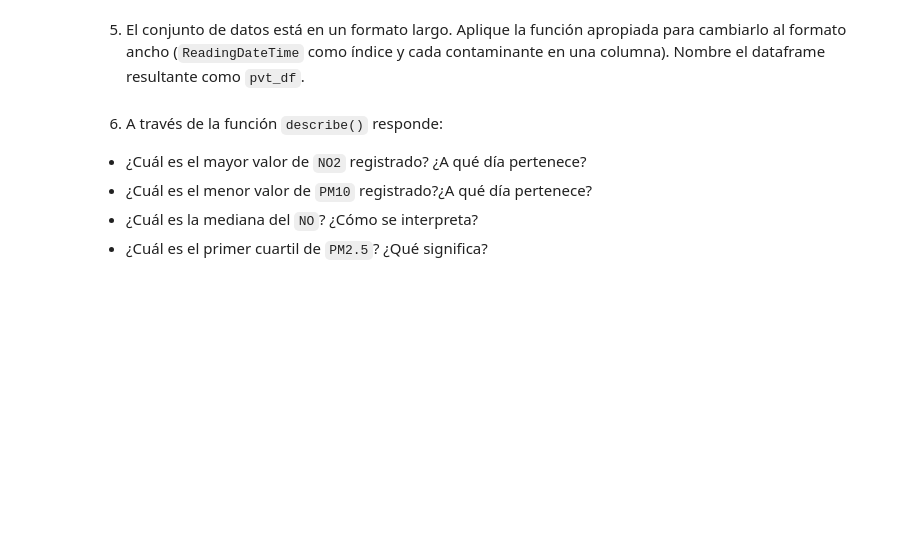
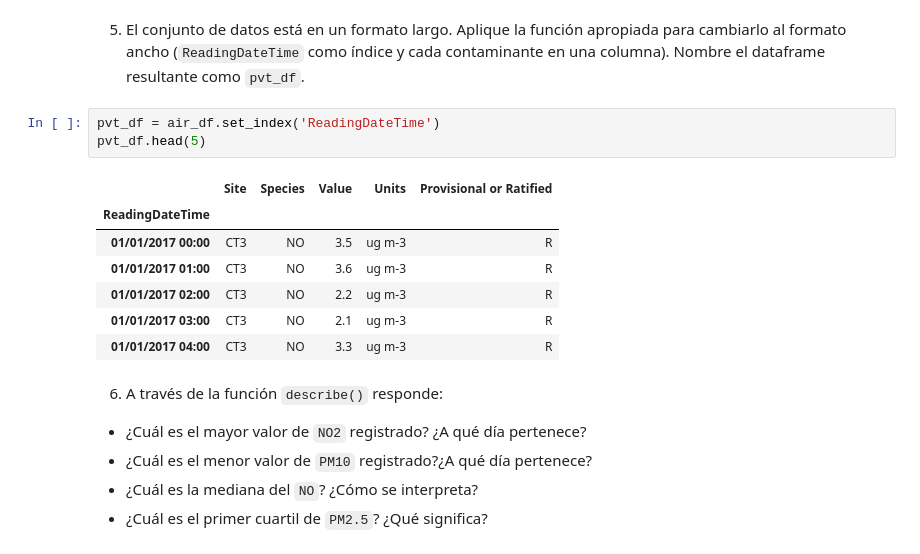
Before and after one commit to jericohd/Scrapy_NASA, a Jupyter notebook: Actividad_2_Pandas_Analysis.ipynb, the cells around one changed output. Saved outputs shown, nothing was run; the diff lists cells and outputs as text; blank space fills up the shorter version.

```diff
--- a/Actividad_2_Pandas_Analysis.ipynb
+++ b/Actividad_2_Pandas_Analysis.ipynb
@@ -71,5 +165,16 @@ air_df.tail(10)
 # %% [markdown]
 5.	El conjunto de datos está en un formato largo. Aplique la función apropiada para cambiarlo al formato ancho (`ReadingDateTime` como índice y cada contaminante en una columna). Nombre el dataframe resultante como `pvt_df`.
+# %%
+pvt_df = air_df.set_index('ReadingDateTime')
+pvt_df.head(5)
+# %% [output]
+|  | Site | Species | Value | Units | Provisional or Ratified |
+| ReadingDateTime |  |  |  |  |  |
+| 01/01/2017 00:00 | CT3 | NO | 3.5 | ug m-3 | R |
+| 01/01/2017 01:00 | CT3 | NO | 3.6 | ug m-3 | R |
+| 01/01/2017 02:00 | CT3 | NO | 2.2 | ug m-3 | R |
+| 01/01/2017 03:00 | CT3 | NO | 2.1 | ug m-3 | R |
+| 01/01/2017 04:00 | CT3 | NO | 3.3 | ug m-3 | R |
 # %% [markdown]
 6.	A través de la función `describe()` responde:
 
```
Also changed, not shown: parts of 20 cells of this notebook.
